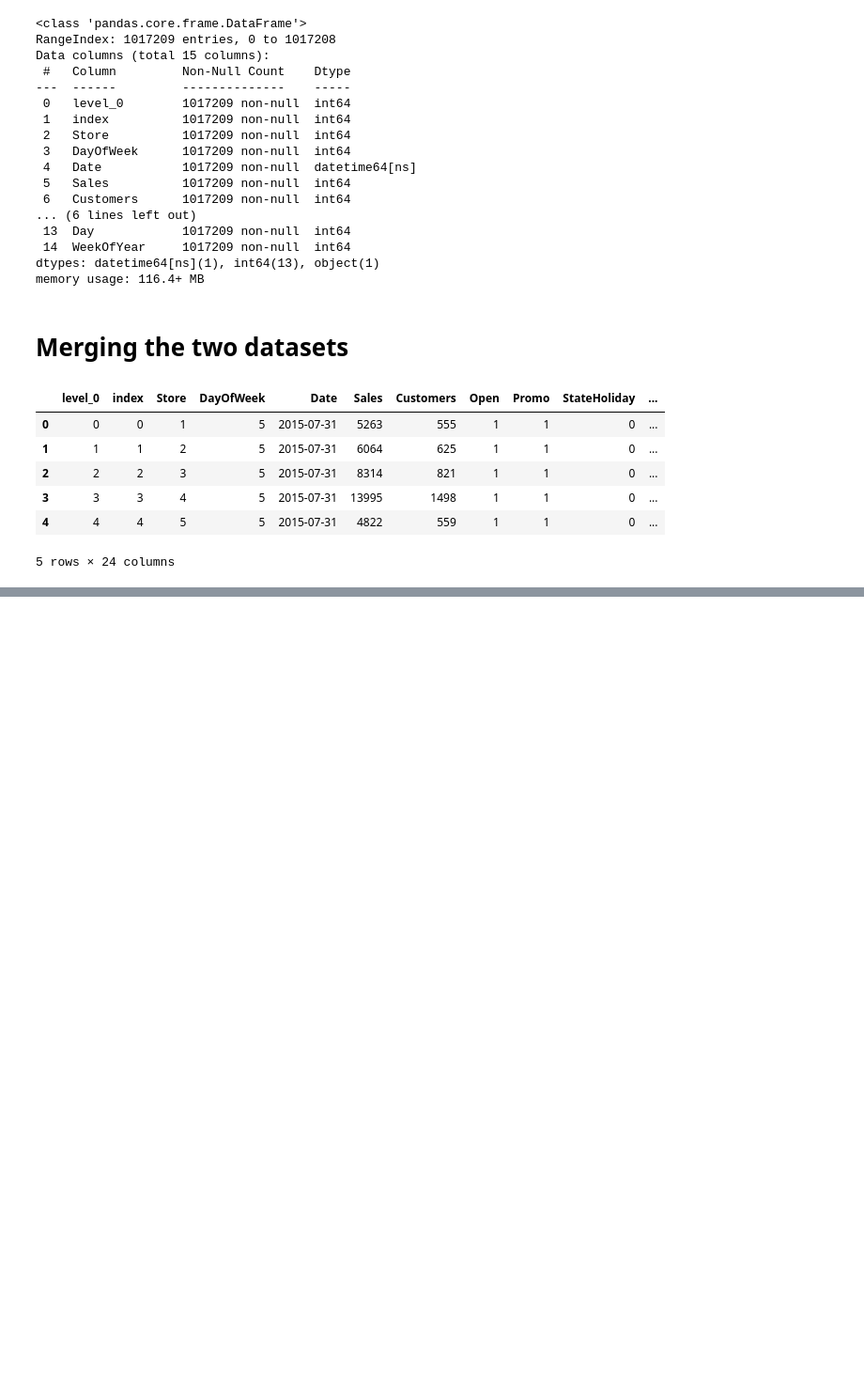
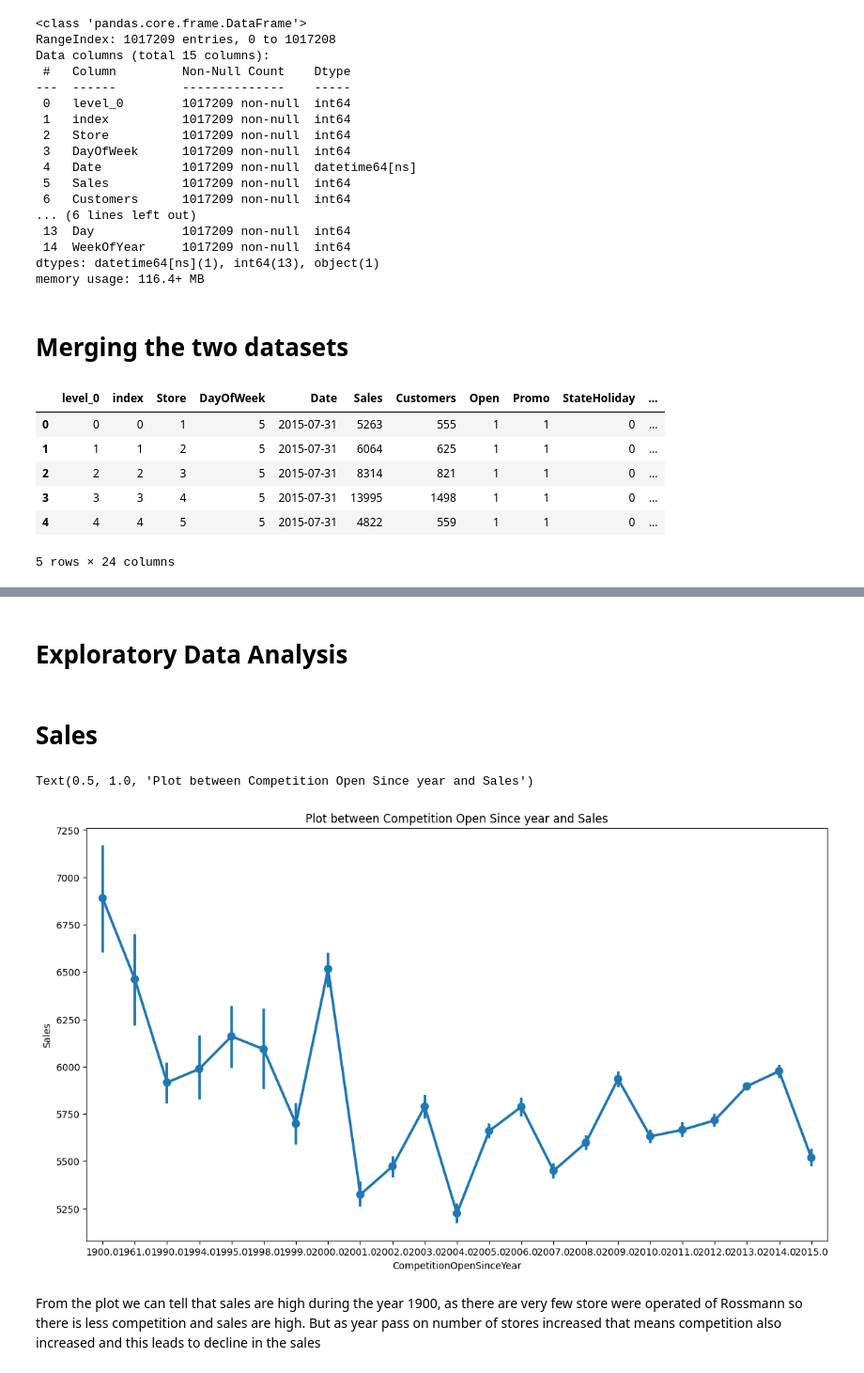
Before and after one commit to sumaiyasiddiqa/Retail-sales-prediction, a Jupyter notebook: Retail_Sales_Prediction_Sumaiya_Siddiqa.ipynb, the cells around one changed output, grey strips where cells are left out. Shown: that part at 94% size. Saved outputs shown, nothing was run; the diff lists cells and outputs as text; code cells hidden in the pictures; blank space fills up the shorter version.

```diff
--- a/Retail_Sales_Prediction_Sumaiya_Siddiqa.ipynb
+++ b/Retail_Sales_Prediction_Sumaiya_Siddiqa.ipynb
@@ -292,0 +343,16 @@ df.head()
+# %%
+#change into int type
+df['StateHoliday'].replace({'0':0}, inplace=True)
+# %% [markdown]
+# **Exploratory Data Analysis**
+# %% [markdown]
+# **Sales**
+# %%
+plt.figure(figsize=(14,8))
+sns.pointplot(x = 'CompetitionOpenSinceYear', y='Sales', data=df)
+plt.title('Plot between Competition Open Since year and Sales')
+# %% [output]
+Text(0.5, 1.0, 'Plot between Competition Open Since year and Sales')
+[figure, added]
+# %% [markdown]
+From the plot we can tell that sales are high during the year 1900, as there are very few store were operated of Rossmann so there is less competition and sales are high. But as year pass on number of stores increased that means competition also increased and this leads to decline in the sales
```
Also changed, not shown: parts of 5 cells of this notebook.
